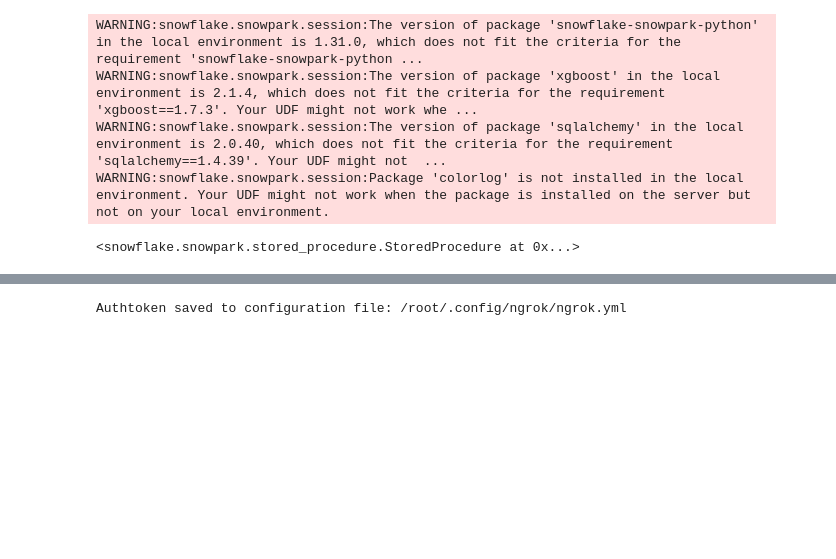
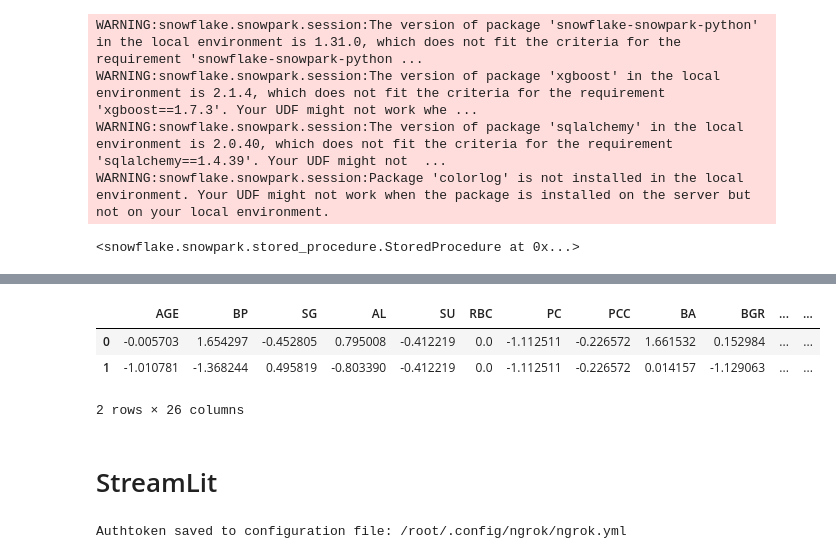
Before and after one commit to Yaazipedia/Cloud-Based-Machine-Learning-for-Early-Detection-of-Chronic-Kidney-Disease, a Jupyter notebook: Final_ADT_code.ipynb, the cells around one changed output, grey strips where cells are left out. Saved outputs shown, nothing was run; the diff lists cells and outputs as text; code cells hidden in the pictures; blank space fills up the shorter version.

```diff
--- a/Final_ADT_code.ipynb
+++ b/Final_ADT_code.ipynb
@@ -1112,2 +1178,12 @@ df.to_pandas()
+# %%
+df = session.table("RESULTS2")
+df.limit(2).to_pandas()
+# %% [output]
+|  | AGE | BP | SG | AL | SU | RBC | PC | PCC | BA | BGR | ... | ... |
+| 0 | -0.005703 | 1.654297 | -0.452805 | 0.795008 | -0.412219 | 0.0 | -1.112511 | -0.226572 | 1.661532 | 0.152984 | ... | ... |
+| 1 | -1.010781 | -1.368244 | 0.495819 | -0.803390 | -0.412219 | 0.0 | -1.112511 | -0.226572 | 0.014157 | -1.129063 | ... | ... |
+2 rows × 26 columns
+# %% [markdown]
+# StreamLit
 # %%
 import streamlit as st
```
Also changed, not shown: parts of 68 cells of this notebook, 2 other files.
